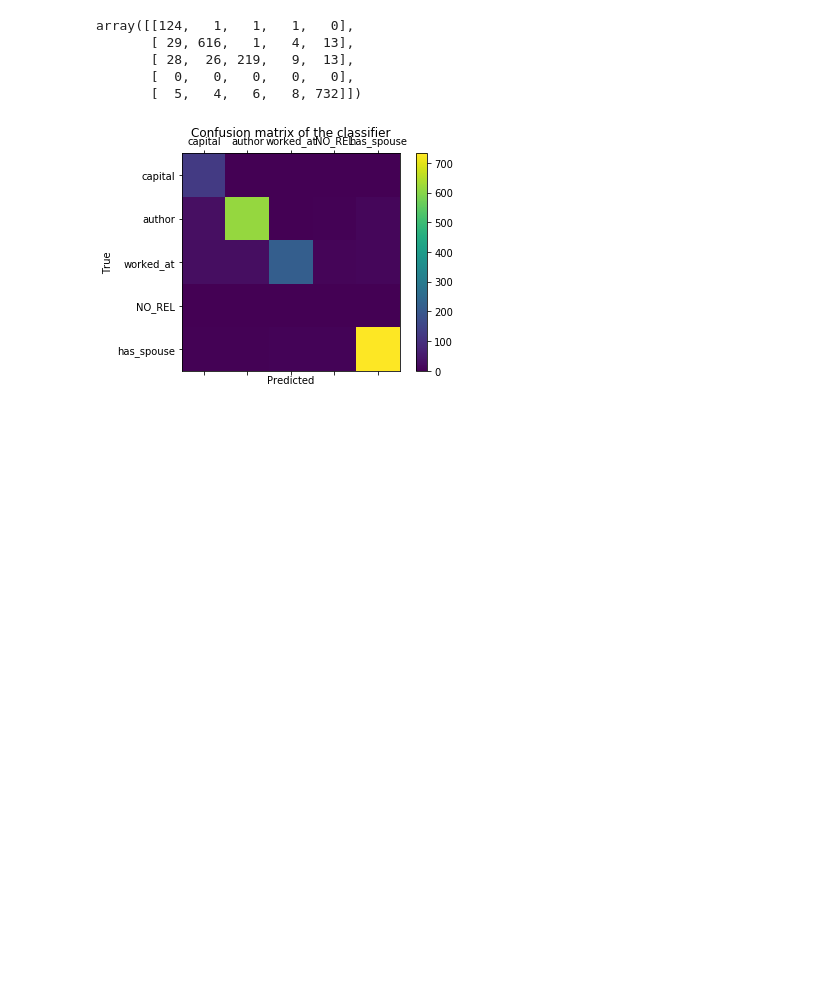
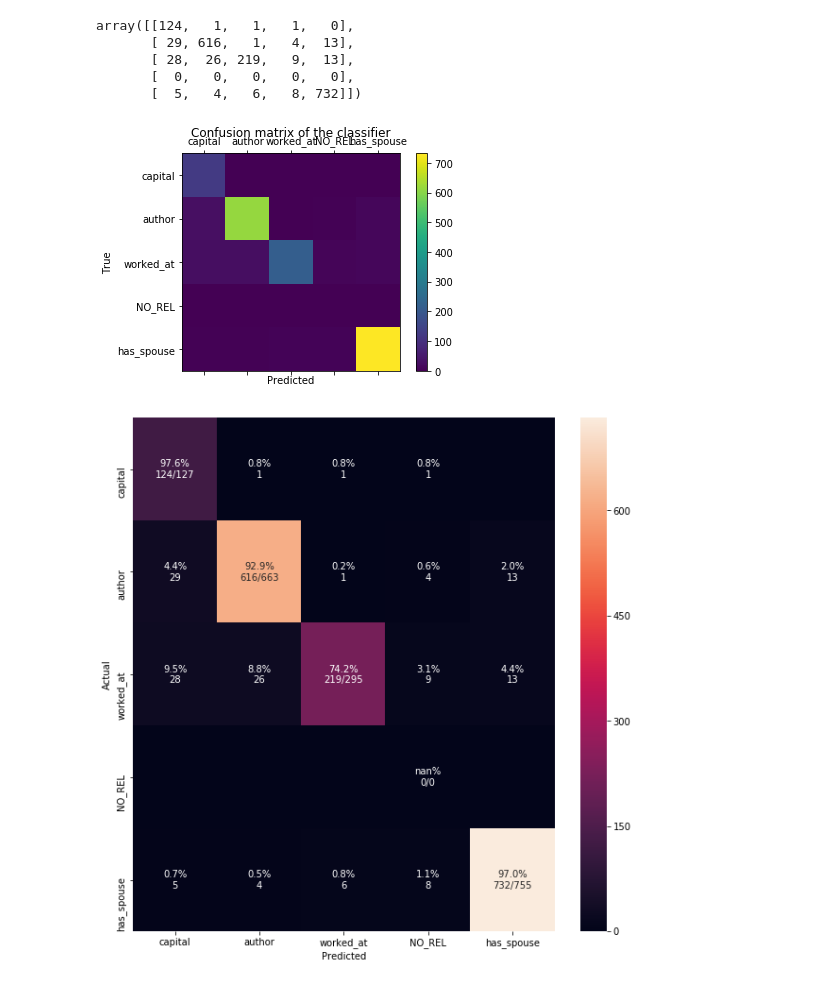
Before and after one commit to tannonk/HS2018-Semantics, a Jupyter notebook: julia/final_version_confusion_matrix.ipynb, the cells around one changed output. Saved outputs shown, nothing was run; the diff lists cells and outputs as text; code cells hidden in the pictures; blank space fills up the shorter version.

Commit message:
one more visualisation in conf matrix

```diff
--- a/julia/final_version_confusion_matrix.ipynb
+++ b/julia/final_version_confusion_matrix.ipynb
@@ -584,3 +584,45 @@ plt.ylabel('True')
 plt.show()
 # %% [output]
 [figure]
+# %%
+import numpy as np
+import pandas as pd
+import matplotlib.pyplot as plt
+import seaborn as sns
+from sklearn.metrics import confusion_matrix
+
+def cm_analysis(y_true, y_pred, labels, ymap=None, figsize=(10,10)):
+    """
+    Generate matrix plot of confusion matrix with pretty annotations.
+    """
+    if ymap is not None:
+        y_pred = [ymap[yi] for yi in y_pred]
+        y_true = [ymap[yi] for yi in y_true]
+        labels = [ymap[yi] for yi in labels]
+    cm = confusion_matrix(y_true, y_pred, labels=labels)
+    cm_sum = np.sum(cm, axis=1, keepdims=True)
+    cm_perc = cm / cm_sum.astype(float) * 100
+    annot = np.empty_like(cm).astype(str)
+    nrows, ncols = cm.shape
+    for i in range(nrows):
+        for j in range(ncols):
+            c = cm[i, j]
+            p = cm_perc[i, j]
+            if i == j:
+                s = cm_sum[i]
+                annot[i, j] = '%.1f%%\n%d/%d' % (p, c, s)
+            elif c == 0:
+                annot[i, j] = ''
+            else:
+                annot[i, j] = '%.1f%%\n%d' % (p, c)
+    cm = pd.DataFrame(cm, index=labels, columns=labels)
+    cm.index.name = 'Actual'
+    cm.columns.name = 'Predicted'
+    fig, ax = plt.subplots(figsize=figsize)
+    sns.heatmap(cm, annot=annot, fmt='', ax=ax)
+    #plt.savefig(filename)
+    plt.show()
+
+cm_analysis(y_true_decoded, y_pred_decoded, labels, ymap=None, figsize=(10,10))
+# %% [output]
+[figure, added]
```
